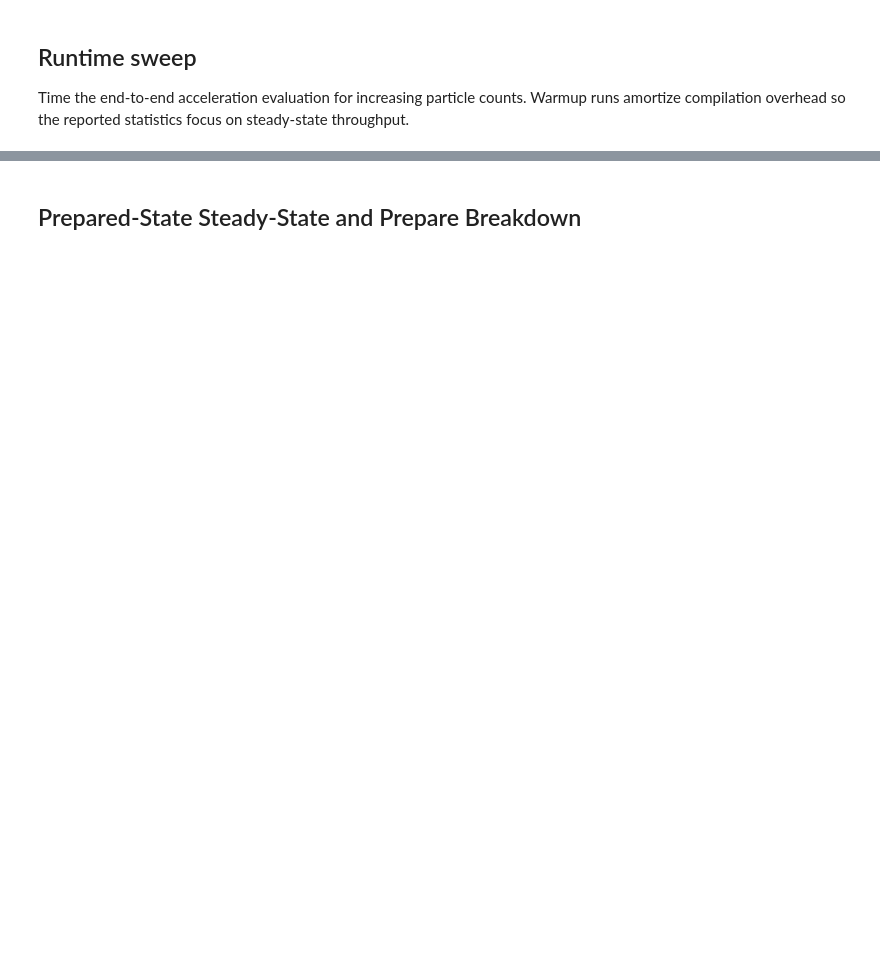
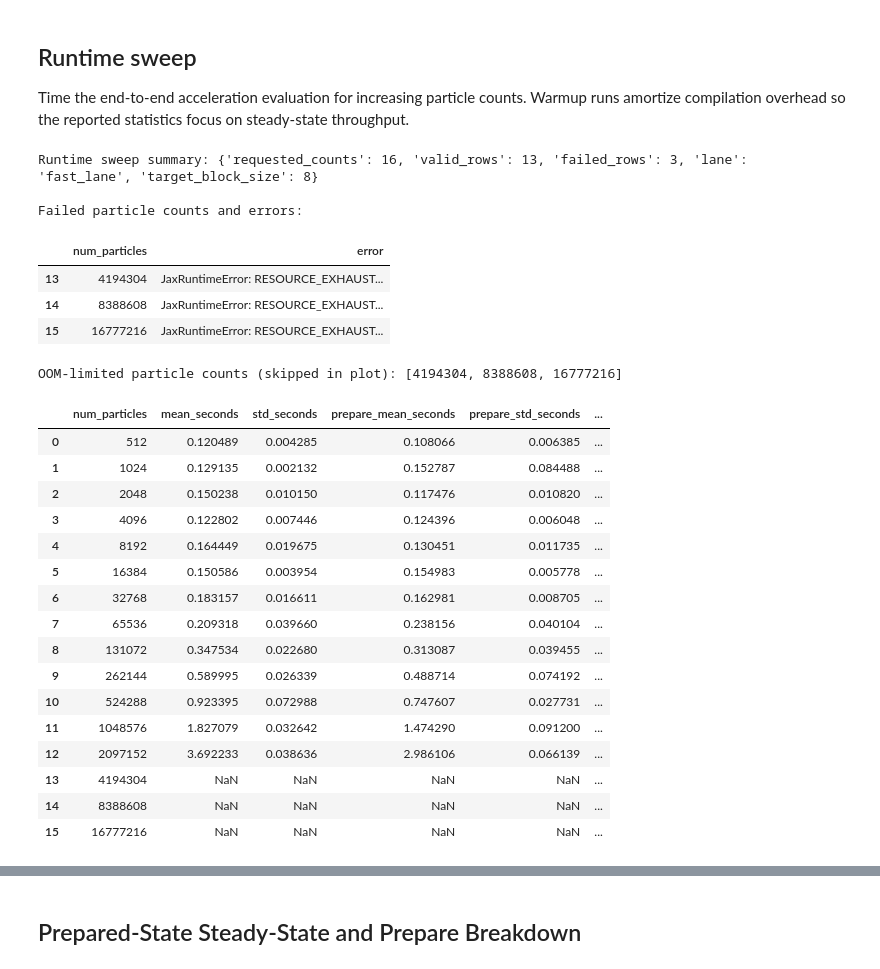
Before and after one commit to TobiBu/jaccpot, a Jupyter notebook: examples/benchmark_runtime_large_N_performance.ipynb, the cells around one changed output, grey strips where cells are left out. Saved outputs shown, nothing was run; the diff lists cells and outputs as text; code cells hidden in the pictures; blank space fills up the shorter version.

```diff
--- a/examples/benchmark_runtime_large_N_performance.ipynb
+++ b/examples/benchmark_runtime_large_N_performance.ipynb
@@ -1172,14 +1220,75 @@ Time the end-to-end acceleration evaluation for increasing particle counts. Warm
 # %%
 runtime_df = sweep_runtimes(
     runtime_particle_counts,
     leaf_size=runtime_leaf_size,
     max_order=runtime_max_order,
     runs=runtime_runs,
     warmup=runtime_warmup,
     dtype=runtime_working_dtype,
     key=runtime_key,
     fmm_kwargs=runtime_fmm_kwargs,
  )
-runtime_df
+runtime_df["lane_label"] = str(runtime_main_sweep_lane_label)
+runtime_df["target_block_size"] = int(runtime_main_sweep_target_block_size)
+runtime_df_sorted = runtime_df.sort_values("num_particles")
 
-runtime_df_sorted = runtime_df.sort_values("num_particles")
+runtime_df_failed = runtime_df_sorted[
+    runtime_df_sorted["error"].astype(str).str.len() > 0
+].copy()
+
+runtime_df_oom_failed = runtime_df_failed[
+    runtime_df_failed["error"].astype(str).str.contains("RESOURCE_EXHAUSTED|out of memory|oom", case=False, regex=True)
+].copy()
+runtime_df_non_oom_failed = runtime_df_failed[
+    ~runtime_df_failed.index.isin(runtime_df_oom_failed.index)
+].copy()
+runtime_df_valid = runtime_df_sorted[
+    runtime_df_sorted["mean_seconds"].notna()
+    & runtime_df_sorted["prepare_mean_seconds"].notna()
+    & runtime_df_sorted["evaluate_mean_seconds"].notna()
+].copy()
+
+print(
+    "Runtime sweep summary:",
+    {
+        "requested_counts": int(len(runtime_particle_counts)),
+        "valid_rows": int(len(runtime_df_valid)),
+        "failed_rows": int(len(runtime_df_failed)),
+        "lane": str(runtime_main_sweep_lane_label),
+        "target_block_size": int(runtime_main_sweep_target_block_size),
+    },
+)
+
+if not runtime_df_failed.empty:
+    print("\nFailed particle counts and errors:")
+    display(runtime_df_failed[["num_particles", "error"]])
+if not runtime_df_oom_failed.empty:
+    print("\nOOM-limited particle counts (skipped in plot):", runtime_df_oom_failed["num_particles"].astype(int).tolist())
+
+runtime_df_sorted
+# %% [output]
+Runtime sweep summary: {'requested_counts': 16, 'valid_rows': 13, 'failed_rows': 3, 'lane': 'fast_lane', 'target_block_size': 8}
+
+Failed particle counts and errors:
+|  | num_particles | error |
+| 13 | 4194304 | JaxRuntimeError: RESOURCE_EXHAUST... |
+| 14 | 8388608 | JaxRuntimeError: RESOURCE_EXHAUST... |
+| 15 | 16777216 | JaxRuntimeError: RESOURCE_EXHAUST... |
+OOM-limited particle counts (skipped in plot): [4194304, 8388608, 16777216]
+|  | num_particles | mean_seconds | std_seconds | prepare_mean_seconds | prepare_std_seconds | ... |
+| 0 | 512 | 0.120489 | 0.004285 | 0.108066 | 0.006385 | ... |
+| 1 | 1024 | 0.129135 | 0.002132 | 0.152787 | 0.084488 | ... |
+| 2 | 2048 | 0.150238 | 0.010150 | 0.117476 | 0.010820 | ... |
+| 3 | 4096 | 0.122802 | 0.007446 | 0.124396 | 0.006048 | ... |
+| 4 | 8192 | 0.164449 | 0.019675 | 0.130451 | 0.011735 | ... |
+| 5 | 16384 | 0.150586 | 0.003954 | 0.154983 | 0.005778 | ... |
+| 6 | 32768 | 0.183157 | 0.016611 | 0.162981 | 0.008705 | ... |
+| 7 | 65536 | 0.209318 | 0.039660 | 0.238156 | 0.040104 | ... |
+| 8 | 131072 | 0.347534 | 0.022680 | 0.313087 | 0.039455 | ... |
+| 9 | 262144 | 0.589995 | 0.026339 | 0.488714 | 0.074192 | ... |
+| 10 | 524288 | 0.923395 | 0.072988 | 0.747607 | 0.027731 | ... |
+| 11 | 1048576 | 1.827079 | 0.032642 | 1.474290 | 0.091200 | ... |
+| 12 | 2097152 | 3.692233 | 0.038636 | 2.986106 | 0.066139 | ... |
+| 13 | 4194304 | NaN | NaN | NaN | NaN | ... |
+| 14 | 8388608 | NaN | NaN | NaN | NaN | ... |
+| 15 | 16777216 | NaN | NaN | NaN | NaN | ... |
```
Also changed, not shown: parts of 12 cells of this notebook, 2 other files.
